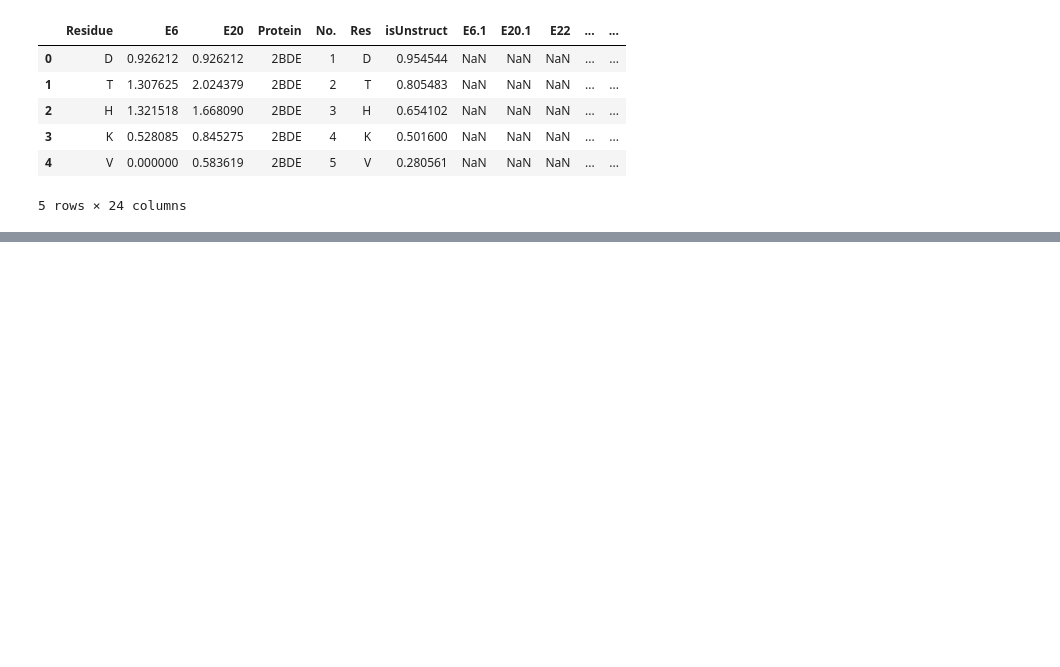
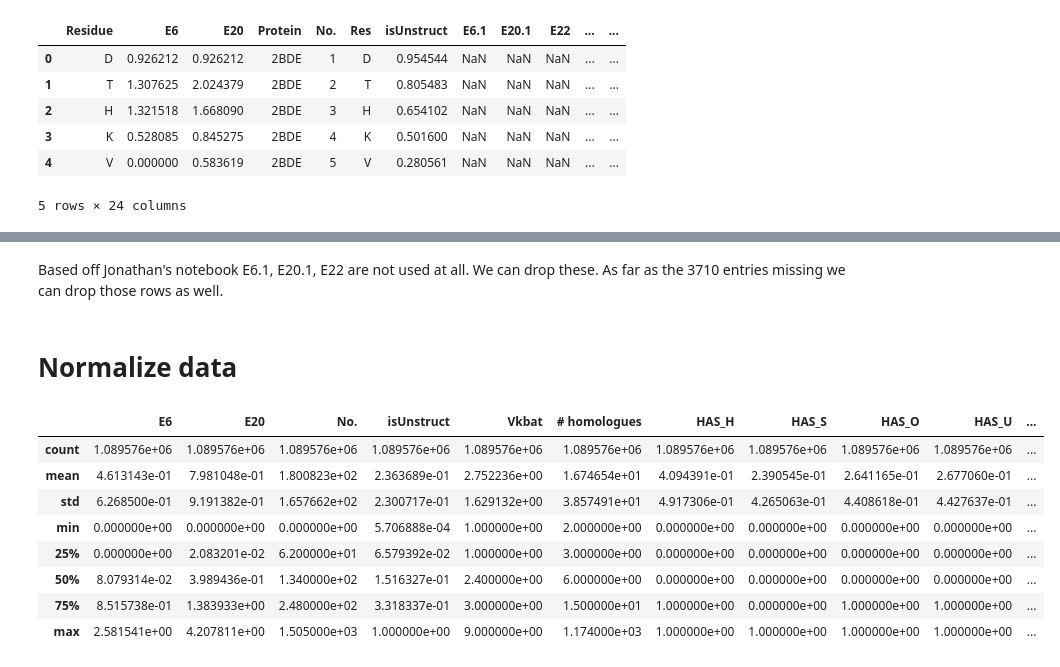
Before and after one commit to cristopher-d-delgado/research-LustigGroup-SJSU, a Jupyter notebook: modeling.ipynb, the cells around one changed output, grey strips where cells are left out. Drawn from its saved outputs; the diff is of its cells as text; code cells hidden in the pictures; blank space fills up the shorter version.

Commit message:
doing data preprocess

```diff
--- a/modeling.ipynb
+++ b/modeling.ipynb
@@ -121,4 +133,22 @@ switch           0
 dtype: int64
+# %% [markdown]
+Based off Jonathan's notebook E6.1, E20.1, E22 are not used at all. We can drop these. As far as the 3710 entries missing we can drop those rows as well.
 # %%
 # Drop those missing data values
-data3_cleaned = data3.dropna()
+data2.drop(columns=['E6.1', 'E20.1', 'E22'], inplace=True)
+data2.dropna(inplace=True)
+# %% [markdown]
+# Normalize data
+# %%
+# View data descriptive stats
+data2.describe()
+# %% [output]
+|  | E6 | E20 | No. | isUnstruct | Vkbat | # homologues | HAS_H | HAS_S | HAS_O | HAS_U | ... |
+| count | 1.089576e+06 | 1.089576e+06 | 1.089576e+06 | 1.089576e+06 | 1.089576e+06 | 1.089576e+06 | 1.089576e+06 | 1.089576e+06 | 1.089576e+06 | 1.089576e+06 | ... |
+| mean | 4.613143e-01 | 7.981048e-01 | 1.800823e+02 | 2.363689e-01 | 2.752236e+00 | 1.674654e+01 | 4.094391e-01 | 2.390545e-01 | 2.641165e-01 | 2.677060e-01 | ... |
+| std | 6.268500e-01 | 9.191382e-01 | 1.657662e+02 | 2.300717e-01 | 1.629132e+00 | 3.857491e+01 | 4.917306e-01 | 4.265063e-01 | 4.408618e-01 | 4.427637e-01 | ... |
+| min | 0.000000e+00 | 0.000000e+00 | 0.000000e+00 | 5.706888e-04 | 1.000000e+00 | 2.000000e+00 | 0.000000e+00 | 0.000000e+00 | 0.000000e+00 | 0.000000e+00 | ... |
+| 25% | 0.000000e+00 | 2.083201e-02 | 6.200000e+01 | 6.579392e-02 | 1.000000e+00 | 3.000000e+00 | 0.000000e+00 | 0.000000e+00 | 0.000000e+00 | 0.000000e+00 | ... |
+| 50% | 8.079314e-02 | 3.989436e-01 | 1.340000e+02 | 1.516327e-01 | 2.400000e+00 | 6.000000e+00 | 0.000000e+00 | 0.000000e+00 | 0.000000e+00 | 0.000000e+00 | ... |
+| 75% | 8.515738e-01 | 1.383933e+00 | 2.480000e+02 | 3.318337e-01 | 3.000000e+00 | 1.500000e+01 | 1.000000e+00 | 0.000000e+00 | 1.000000e+00 | 1.000000e+00 | ... |
+| max | 2.581541e+00 | 4.207811e+00 | 1.505000e+03 | 1.000000e+00 | 9.000000e+00 | 1.174000e+03 | 1.000000e+00 | 1.000000e+00 | 1.000000e+00 | 1.000000e+00 | ... |
```
Also changed, not shown: parts of 16 cells of this notebook.
